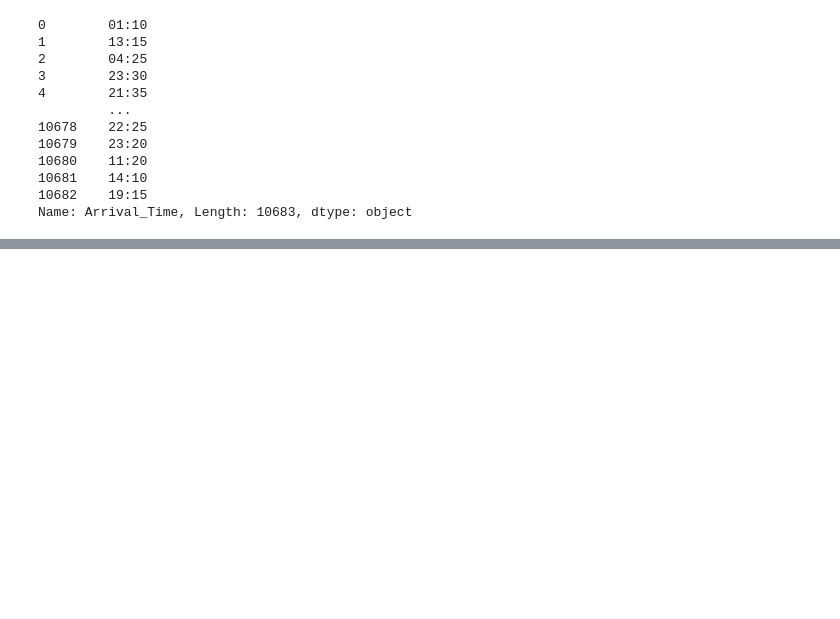
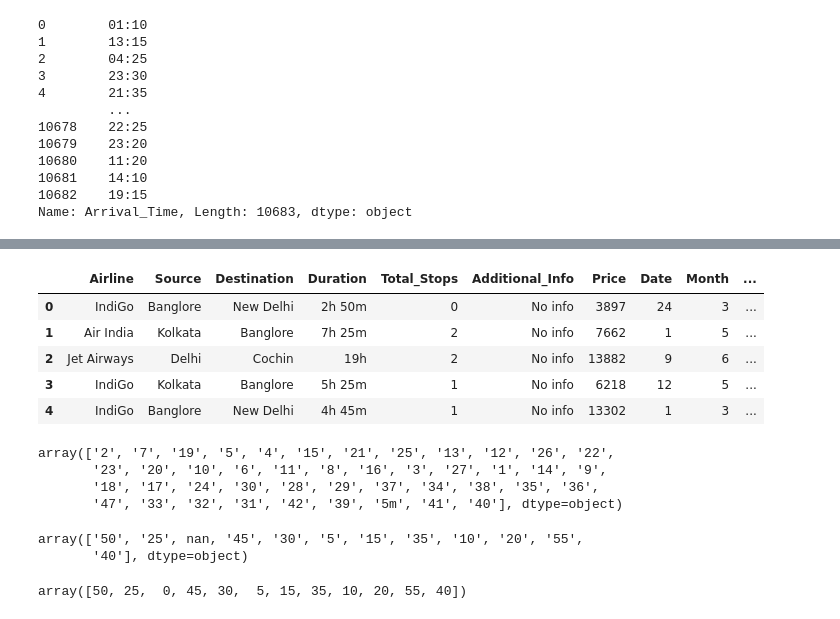
Before and after one commit to abhik12295/Data-Science-Learning, a Jupyter notebook: Core ML Topics/3. EDA & FE with Datasets/Flight_price.ipynb, the cells around one changed output, grey strips where cells are left out. Cells and saved outputs as stored; diff of their text form; code cells hidden in the pictures; blank space fills up the shorter version.

Commit message:
EDA_Flight Price

```diff
--- a/Core ML Topics/3. EDA & FE with Datasets/Flight_price.ipynb
+++ b/Core ML Topics/3. EDA & FE with Datasets/Flight_price.ipynb
@@ -226,5 +226,6 @@ df['Departure_Hours'] = df['Dep_Time'].str.split(':').str[0]
 df['Departure_Mins'] = df['Dep_Time'].str.split(':').str[1]
 df['Departure_Hours'] = df['Departure_Hours'].astype(int)
 df['Departure_Mins'] = df['Departure_Mins'].astype(int)
+df.drop(['Dep_Time'], axis=1, inplace = True)
 df.head()
 # %% [output]
@@ -245,0 +273,8 @@ df.head()
+# %%
+df['Total_Stops'] = df['Total_Stops'].map({'non-stop':0,
+                                             '1 stop':1,
+                                             '2 stops':2,
+                                             '3 stops':3,
+                                            '4 stops':4,
+                                             np.nan:1
+                                             })
@@ -245,0 +291,21 @@ df.head()
+# %%
+df.drop(['Route'], axis=1, inplace=True)
+# %%
+df.head()
+# %% [output]
+|  | Airline | Source | Destination | Duration | Total_Stops | Additional_Info | Price | Date | Month | ... |
+| 0 | IndiGo | Banglore | New Delhi | 2h 50m | 0 | No info | 3897 | 24 | 3 | ... |
+| 1 | Air India | Kolkata | Banglore | 7h 25m | 2 | No info | 7662 | 1 | 5 | ... |
+| 2 | Jet Airways | Delhi | Cochin | 19h | 2 | No info | 13882 | 9 | 6 | ... |
+| 3 | IndiGo | Kolkata | Banglore | 5h 25m | 1 | No info | 6218 | 12 | 5 | ... |
+| 4 | IndiGo | Banglore | New Delhi | 4h 45m | 1 | No info | 13302 | 1 | 3 | ... |
+# %%
+# Duration 2h 50m - in hours and minutes
+# split to hours and minutes and remove the 'h' and 'm'
+df['Duration_hours'] = df['Duration'].str.split(' ').str[0].str.split('h').str[0]
+df['Duration_hours'].unique()
+# %% [output]
+array(['2', '7', '19', '5', '4', '15', '21', '25', '13', '12', '26', '22',
+       '23', '20', '10', '6', '11', '8', '16', '3', '27', '1', '14', '9',
+       '18', '17', '24', '30', '28', '29', '37', '34', '38', '35', '36',
+       '47', '33', '32', '31', '42', '39', '5m', '41', '40'], dtype=object)
@@ -245,0 +318,14 @@ df.head()
+# %%
+# Duration 2h 50m - in hours and minutes
+# split to hours and minutes and remove the 'h' and 'm'
+df['Duration_mins'] = df['Duration'].str.split(' ').str[1].str.split('m').str[0]
+df['Duration_mins'].unique()
+# %% [output]
+array(['50', '25', nan, '45', '30', '5', '15', '35', '10', '20', '55',
+       '40'], dtype=object)
+# %%
+df['Duration_mins'] = df['Duration_mins'].fillna(0)
+df['Duration_mins'] = df['Duration_mins'].astype(int)
+df['Duration_mins'].unique()
+# %% [output]
+array([50, 25,  0, 45, 30,  5, 15, 35, 10, 20, 55, 40])
```
Also changed, not shown: parts of 16 cells of this notebook.
